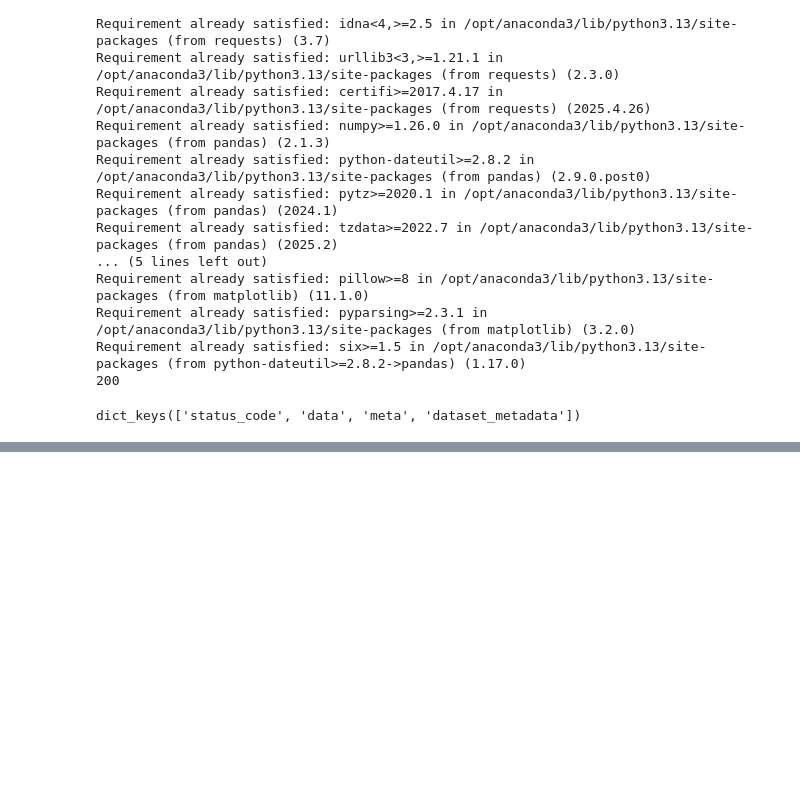
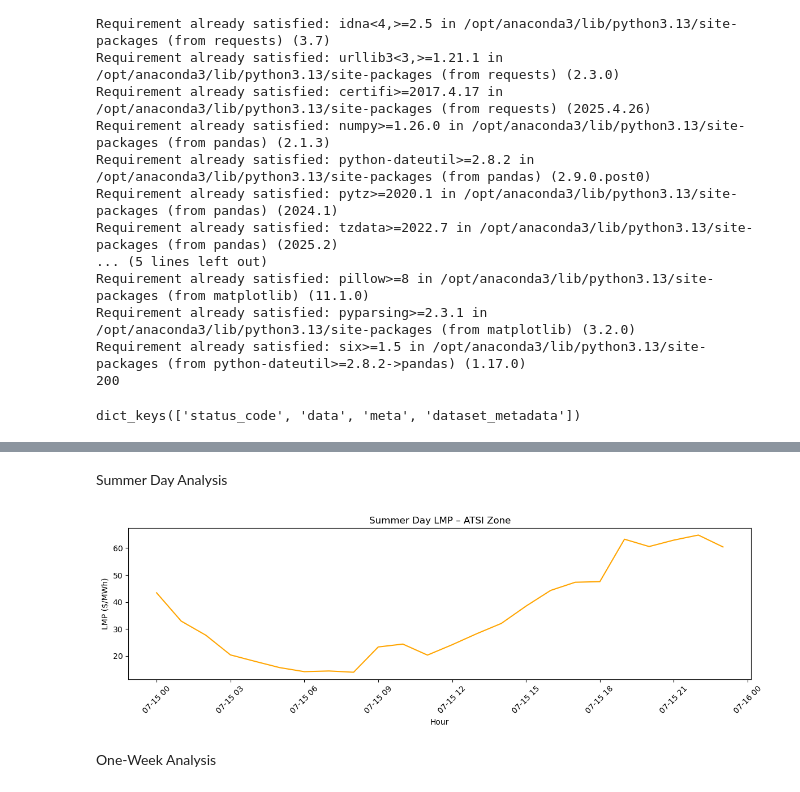
Before and after one commit to Aaron-Padilla/SolarCoders-MITPolicyHackathon25, a Jupyter notebook: Notebook1_Nima.ipynb, the cells around one changed output, grey strips where cells are left out. Saved outputs shown, nothing was run; the diff lists cells and outputs as text; code cells hidden in the pictures; blank space fills up the shorter version.

```diff
--- a/Notebook1_Nima.ipynb
+++ b/Notebook1_Nima.ipynb
@@ -53,0 +207,24 @@ dict_keys(['status_code', 'data', 'meta', 'dataset_metadata'])
+# %% [markdown]
+Summer Day Analysis
+# %%
+# -------------------------------------------------------
+# SUMMER DAY: July 15, 2024
+# -------------------------------------------------------
+summer_start = "2024-07-15T00:00Z"
+summer_end   = "2024-07-16T00:00Z"
+
+df_summer = get_pjm_lmp(summer_start, summer_end, "ATSI")
+
+# Plot summer LMP
+plt.figure(figsize=(12,4))
+plt.plot(df_summer["interval_start_utc"], df_summer["lmp"], color="orange")
+plt.title("Summer Day LMP – ATSI Zone")
+plt.xlabel("Hour")
+plt.ylabel("LMP ($/MWh)")
+plt.xticks(rotation=45)
+plt.tight_layout()
+plt.show()
+# %% [output]
+[figure, added]
+# %% [markdown]
+One-Week Analysis
```
Also changed, not shown: parts of 17 cells of this notebook, 1 other file.
